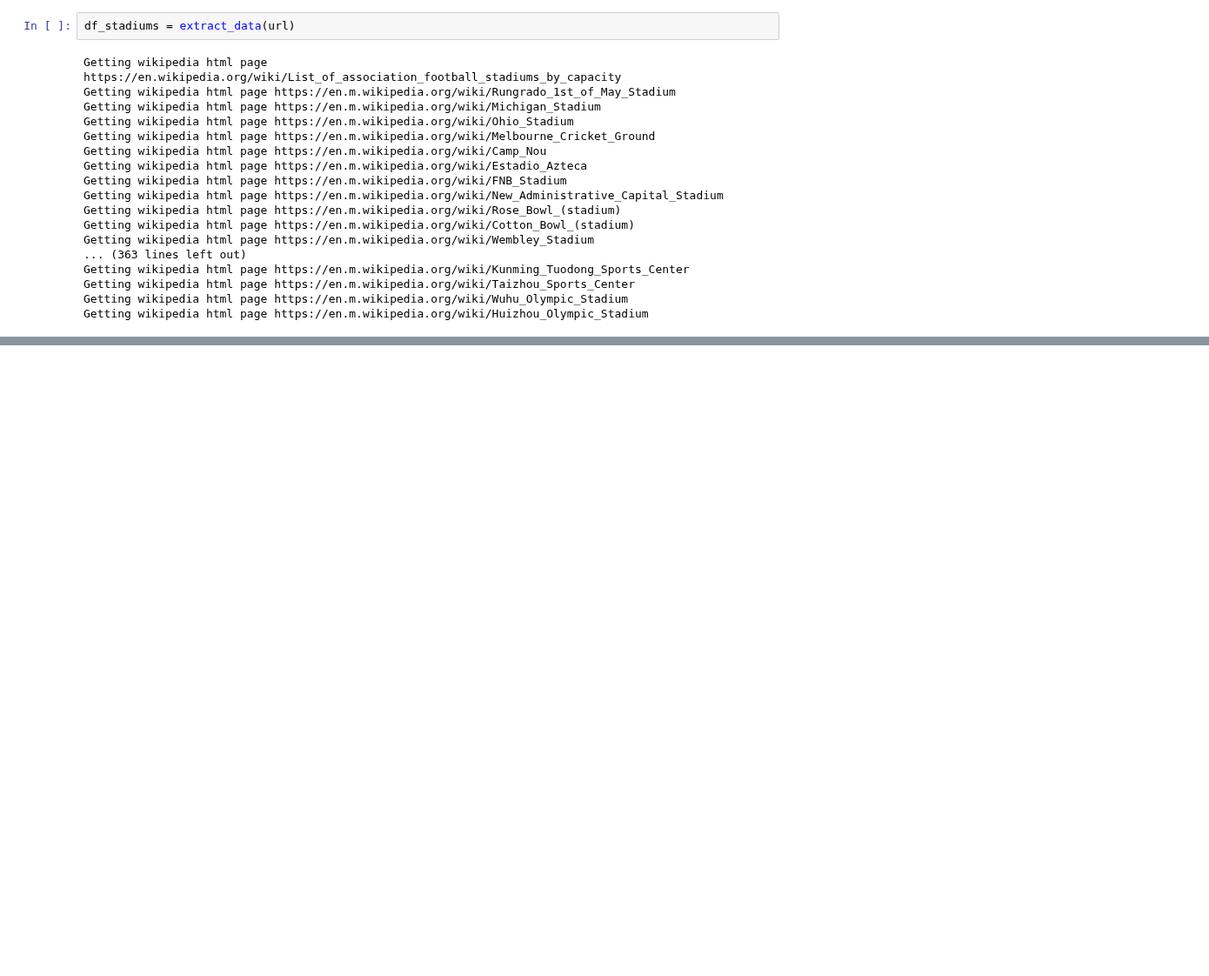
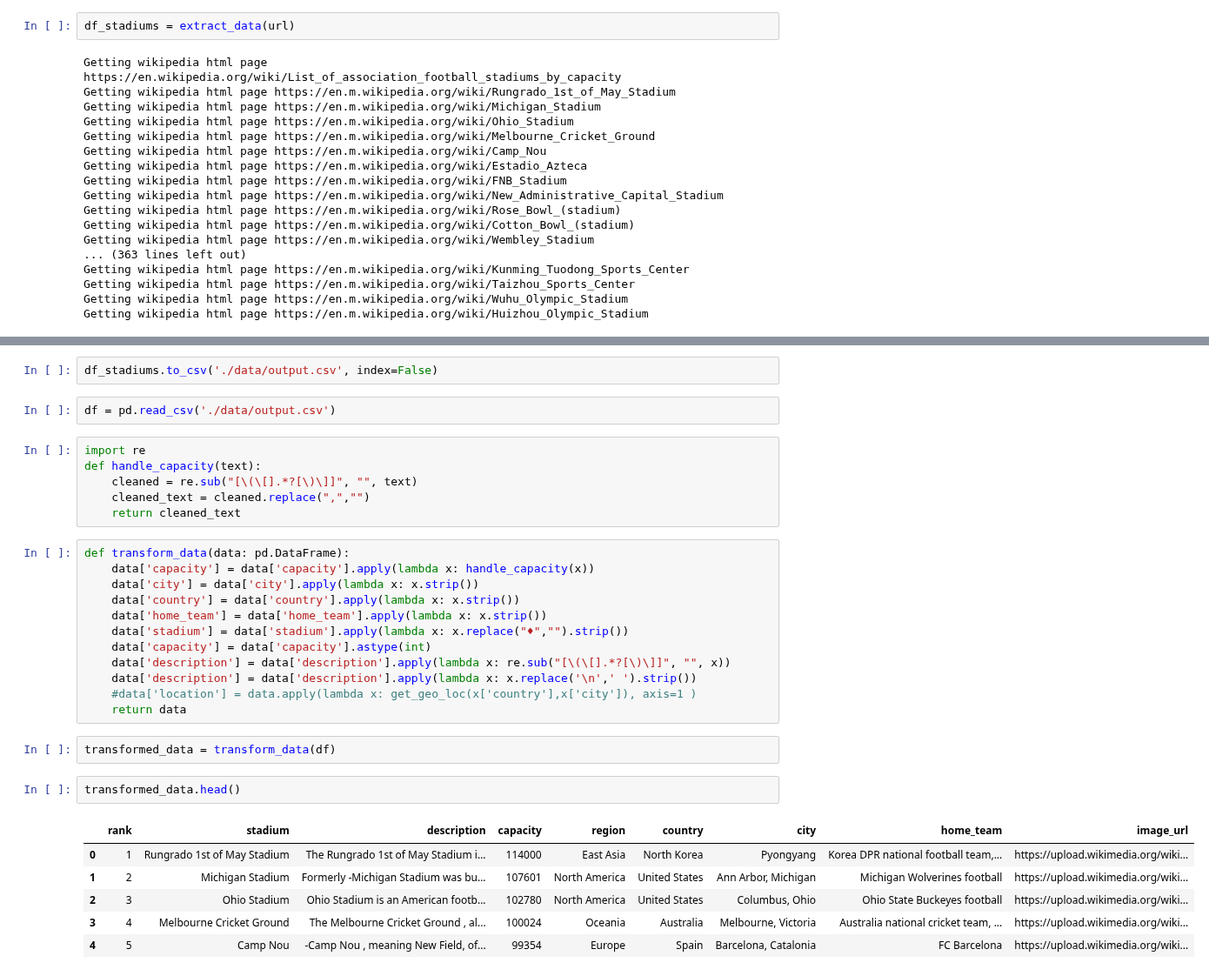
Before and after one commit to maodo/football-stadiums-data-project, a Jupyter notebook: wikipedia_data.ipynb, the cells around one changed output, grey strips where cells are left out. Shown at 87% size. Saved outputs shown, nothing was run; the diff lists cells and outputs as text; blank space fills up the shorter version.

```diff
--- a/wikipedia_data.ipynb
+++ b/wikipedia_data.ipynb
@@ -113,0 +85,33 @@ df_stadiums[df_stadiums.duplicated(['country'])]
+# %%
+df_stadiums.to_csv('./data/output.csv', index=False)
+# %%
+df = pd.read_csv('./data/output.csv')
+# %%
+import re
+def handle_capacity(text):
+    cleaned = re.sub("[\(\[].*?[\)\]]", "", text)
+    cleaned_text = cleaned.replace(",","")
+    return cleaned_text
+# %%
+def transform_data(data: pd.DataFrame):
+    data['capacity'] = data['capacity'].apply(lambda x: handle_capacity(x))
+    data['city'] = data['city'].apply(lambda x: x.strip())
+    data['country'] = data['country'].apply(lambda x: x.strip())
+    data['home_team'] = data['home_team'].apply(lambda x: x.strip())
+    data['stadium'] = data['stadium'].apply(lambda x: x.replace("♦","").strip())
+    data['capacity'] = data['capacity'].astype(int)
+    data['description'] = data['description'].apply(lambda x: re.sub("[\(\[].*?[\)\]]", "", x))
+    data['description'] = data['description'].apply(lambda x: x.replace('\n',' ').strip())
+    #data['location'] = data.apply(lambda x: get_geo_loc(x['country'],x['city']), axis=1 )
+    return data
+# %%
+transformed_data = transform_data(df)
+# %%
+transformed_data.head()
+# %% [output]
+|  | rank | stadium | description | capacity | region | country | city | home_team | image_url |
+| 0 | 1 | Rungrado 1st of May Stadium | The Rungrado 1st of May Stadium i... | 114000 | East Asia | North Korea | Pyongyang | Korea DPR national football team,... | https://upload.wikimedia.org/wiki... |
+| 1 | 2 | Michigan Stadium | Formerly -Michigan Stadium was bu... | 107601 | North America | United States | Ann Arbor, Michigan | Michigan Wolverines football | https://upload.wikimedia.org/wiki... |
+| 2 | 3 | Ohio Stadium | Ohio Stadium is an American footb... | 102780 | North America | United States | Columbus, Ohio | Ohio State Buckeyes football | https://upload.wikimedia.org/wiki... |
+| 3 | 4 | Melbourne Cricket Ground | The Melbourne Cricket Ground , al... | 100024 | Oceania | Australia | Melbourne, Victoria | Australia national cricket team, ... | https://upload.wikimedia.org/wiki... |
+| 4 | 5 | Camp Nou | -Camp Nou , meaning New Field, of... | 99354 | Europe | Spain | Barcelona, Catalonia | FC Barcelona | https://upload.wikimedia.org/wiki... |
```
Also changed, not shown: parts of 4 cells of this notebook, 2 other files.
